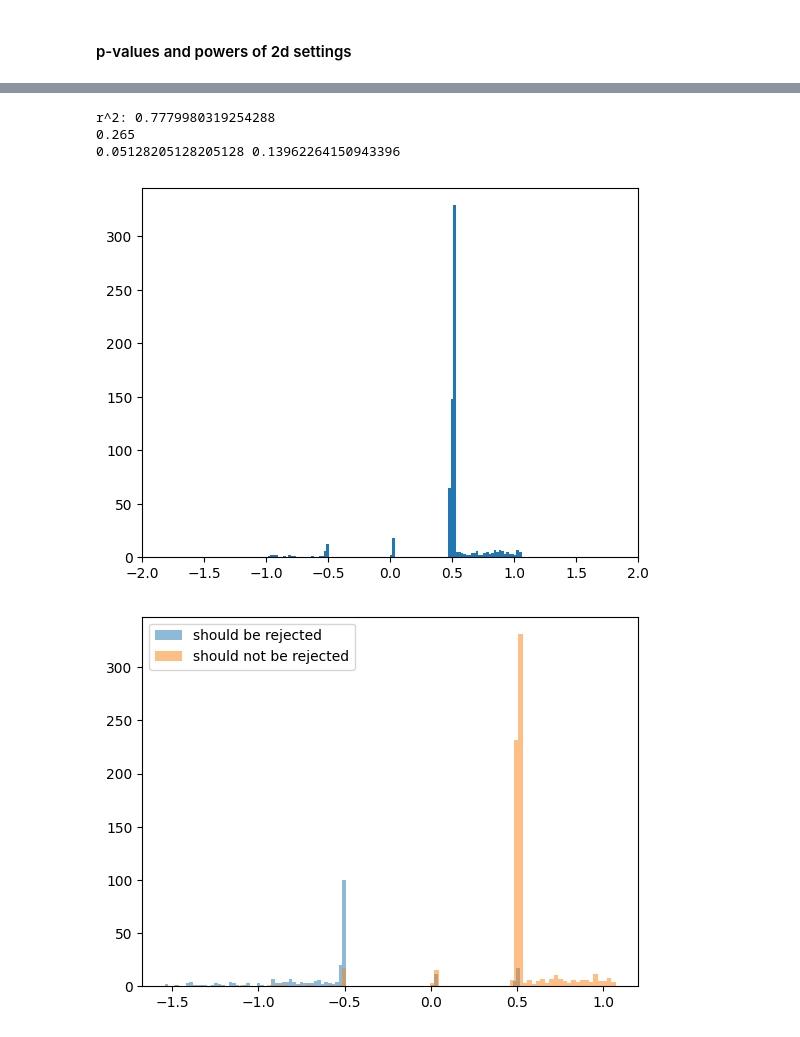
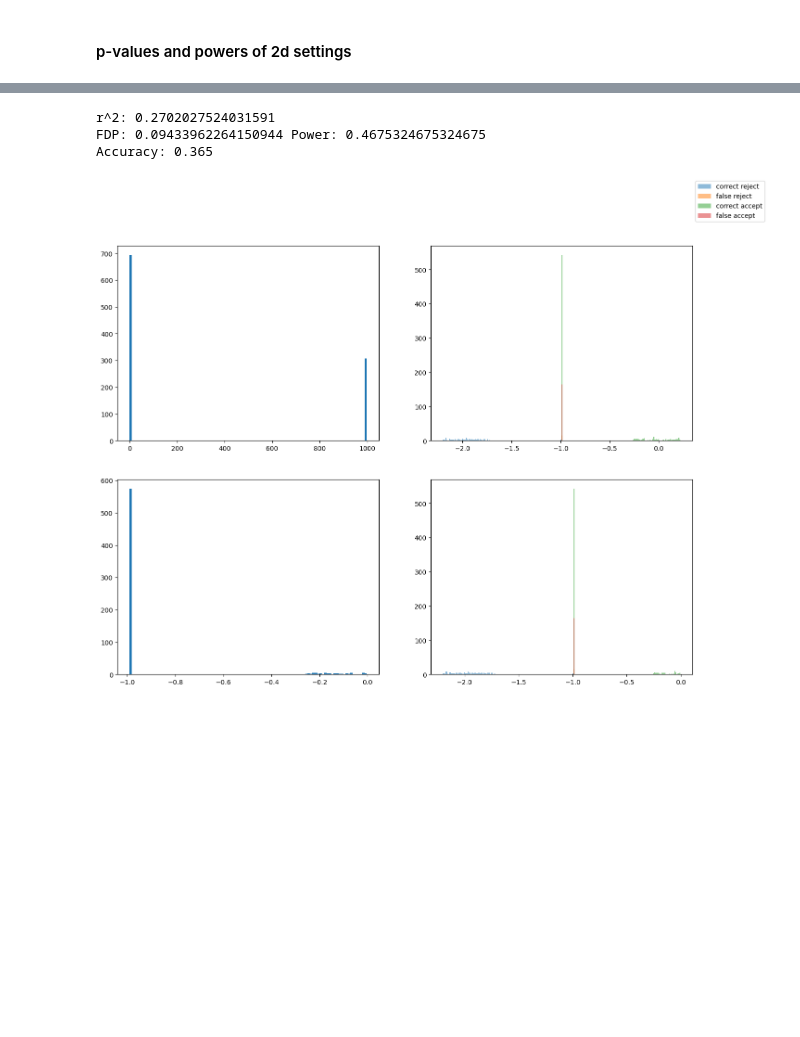
Before and after one commit to Tian-Bai/selcf_paper, a Jupyter notebook: utils/other.ipynb, the cells around one changed output, grey strips where cells are left out. Cells and saved outputs as stored; diff of their text form; code cells hidden in the pictures; blank space fills up the shorter version.

```diff
--- a/utils/other.ipynb
+++ b/utils/other.ipynb
@@ -491,62 +568,89 @@ from prediction_model import OracleRegressor2d, TrueRegressor2d
 from sklearn.neural_network import MLPRegressor
 from sklearn.linear_model import LinearRegression
 from sklearn.metrics import r2_score
+from sklearn.metrics import accuracy_score
 import numpy as np
 from matplotlib import pyplot as plt
 import pandas as pd
 
+def dist(Y):
+    # Y is 0/1 2d
+    l = []
+    for i in range(len(Y)):
+        l.append(Y[i][0] + Y[i][1])
+    return np.array(l)
+
+def intersect(l1, l2):
+    return [value for value in l1 if value in l2]
+
 N = 1000
 ntest = 1000
-setting = 5
+setting = 3
 sigma = 0.1 if setting in [1, 2] else 0.1
 cov = 0
 dim = 10
-
-all_r = 0
 
 Xtrain, Ytrain, _, _, _ = gen_data_2d(setting, N, sigma, cov, dim=dim)
 Xcalib, Ycalib, _, _, _ = gen_data_2d(setting, N, sigma, cov, dim=dim)
 Xtest, Ytest, _, _, _ = gen_data_2d(setting, ntest, sigma, cov, dim=dim)
 
-reject = np.where((Ytest[:, 0] > 0) & (Ytest[:, 1] > 0))
-notreject = np.where((Ytest[:, 0] <= 0) | (Ytest[:, 1] <= 0))
+reject = np.where((Ytest[:, 0] > 0) & (Ytest[:, 1] > 0))[0]
+notreject = np.where((Ytest[:, 0] <= 0) | (Ytest[:, 1] <= 0))[0]
 
-mlp = OracleRegressor2d(setting)
-mlp.fit(Xtrain, Ytrain)
-Ypred_calib = mlp.predict(Xcalib)
-Ypred = mlp.predict(Xtest)
+reg = OracleRegressor2d(setting)
+reg.fit(Xtrain, np.column_stack((Ytrain[:, 0] > 0, Ytrain[:, 1] > 0)))
+Ypred_calib = reg.predict(Xcalib)
+Ypred = reg.predict(Xtest)
 
-print(f"r^2: {r2_score(Ytest, Ypred)}")
+print(f"r^2: {r2_score(np.column_stack((Ytest[:, 0] > 0, Ytest[:, 1] > 0)), Ypred)}")
+
+# HOW TO ADJUST CONFORMITY SCORE FOR 0/1 PREDICTION?
 
 calib_scores = dist(Ycalib) - dist(Ypred_calib)                                       # BH_res
 calib_scores0 = - dist(Ypred_calib)                                                   # BH_sub
 calib_scores_2clip = 1000 * ((Ycalib[:, 0] > 0) & (Ycalib[:, 1] > 0)) - dist(Ypred_calib)
 
 test_scores = - dist(Ypred)
 
-print(len(reject[0]) / len(test_scores))
+BH_2clip = BH(calib_scores_2clip, test_scores, 0.1)
+BH_2clip_c = [i for i in range(ntest) if i not in BH_2clip]
 
-BH_2clip = BH(calib_scores_2clip, test_scores, 0.1)
+correct_reject = intersect(BH_2clip, reject)
+false_reject = intersect(BH_2clip, notreject)
+correct_accept = intersect(BH_2clip_c, notreject)
+false_accept = intersect(BH_2clip_c, reject)
+
 true_null = sum((Ytest[:, 0] > 0) & (Ytest[:, 1] > 0))
 if len(BH_2clip) == 0:
     BH_2clip_fdp = 0
     BH_2clip_power = 0
 else:
     BH_2clip_fdp = np.sum((Ytest[BH_2clip][:, 0] <= 0) | (Ytest[BH_2clip][:, 1] <= 0)) / len(BH_2clip)
     BH_2clip_power = np.sum((Ytest[BH_2clip][:, 0] > 0) & (Ytest[BH_2clip][:, 1] > 0)) / true_null if true_null != 0 else 0
-print(BH_2clip_fdp, BH_2clip_power)
+print(f"FDP: {BH_2clip_fdp} Power: {BH_2clip_power}")
+accuracy = accuracy_score((Ytest[:, 0] > 0) & (Ytest[:, 1] > 0), (Ypred[:, 0] > 0) & (Ypred[:, 1] > 0))
+print(f"Accuracy: {accuracy}")
 
-plt.hist(calib_scores_2clip[np.where(calib_scores_2clip < 5)], bins=100)
-plt.xlim(-2, 2)
+# overall trend
+fig, axs = plt.subplots(nrows = 2, ncols = 2, figsize=(16, 12))
+axs[0][0].hist(calib_scores_2clip, bins=100)
+
+axs[0][1].hist(test_scores[correct_reject], bins=100, alpha=0.5, label='correct reject')
+axs[0][1].hist(test_scores[false_reject], bins=100, alpha=0.5, label='false reject')
+axs[0][1].hist(test_scores[correct_accept], bins=100, alpha=0.5, label='correct accept')
+axs[0][1].hist(test_scores[false_accept], bins=100, alpha=0.5, label='false accept')
+
+# zoom in
+axs[1][0].hist(calib_scores_2clip[np.where(calib_scores_2clip < 0)], bins=100)
+
+axs[1][1].hist(test_scores[correct_reject][np.where(test_scores[correct_reject] < 0)], bins=100, alpha=0.5)
+axs[1][1].hist(test_scores[false_reject][np.where(test_scores[false_reject] < 0)], bins=100, alpha=0.5)
+axs[1][1].hist(test_scores[correct_accept][np.where(test_scores[correct_accept] < 0)], bins=100, alpha=0.5)
+axs[1][1].hist(test_scores[false_accept][np.where(test_scores[false_accept] < 0)], bins=100, alpha=0.5)
+fig.legend()
 plt.show()
-
-plt.hist(test_scores[reject], bins=100, alpha=0.5, label='should be rejected')
-plt.hist(test_scores[notreject], bins=100, alpha=0.5, label='should not be rejected')
-plt.legend()
-plt.show()
 # %% [output]
-r^2: 0.7779980319254288
-0.265
-0.05128205128205128 0.13962264150943396
+r^2: 0.2702027524031591
+FDP: 0.09433962264150944 Power: 0.4675324675324675
+Accuracy: 0.365
-[figure, old version]
+[figure, new version]
-[figure, removed]
```
Also changed, not shown: parts of 5 cells of this notebook, 7 other files.
